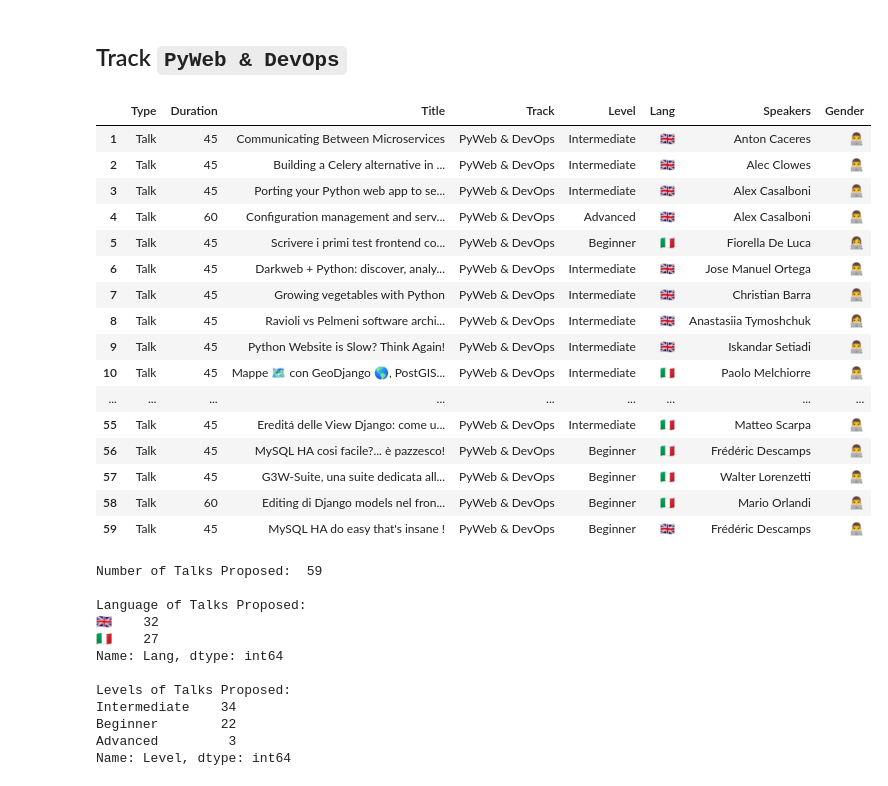
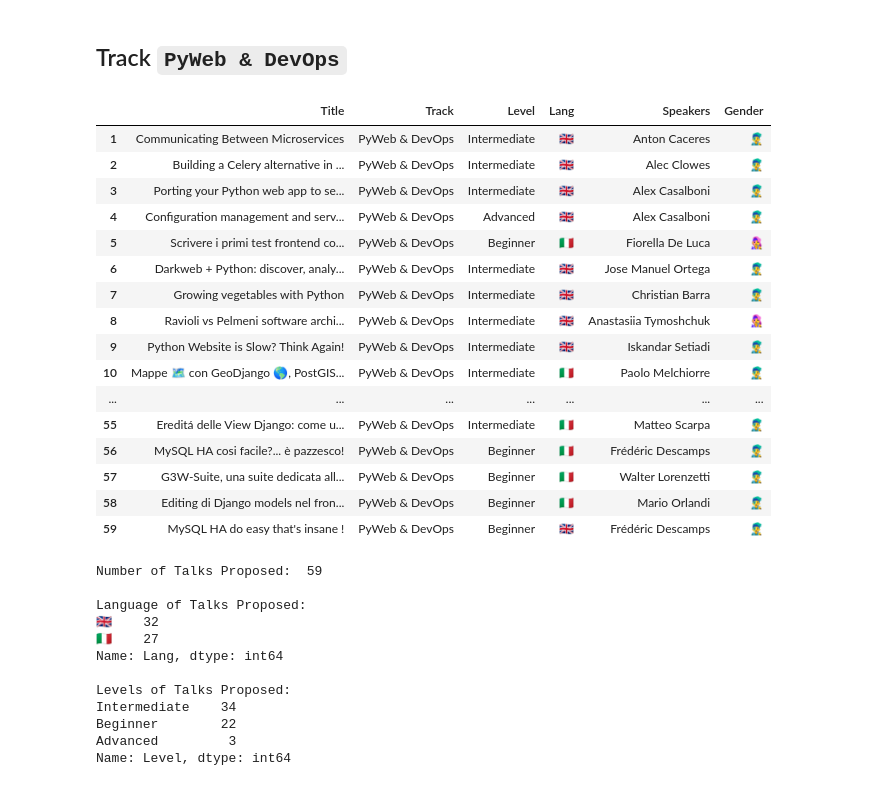
Before and after one commit to leriomaggio/pyconit-community-voting, a Jupyter notebook: Conference Talks Rankings.ipynb, the cells around one changed output. Saved outputs shown, nothing was run; the diff lists cells and outputs as text; code cells hidden in the pictures.

```diff
--- a/Conference Talks Rankings.ipynb
+++ b/Conference Talks Rankings.ipynb
@@ -13,14 +14,20 @@ import numpy as np
 # %%
 rankings = pd.read_csv('./ranking_pyconx.txt', sep='~', skiprows=1, header=0)
 rankings.drop('TID', axis=1, inplace=True)
+rankings.drop('Duration', axis=1, inplace=True)
 
 union_jack = '\U0001F1EC\U0001F1E7'
 tricolore = '\U0001F1EE\U0001F1F9'
+female = '\U0001f469\u200d\U0001f3a4'
+male = '\U0001f468\u200d\U0001f3a4'
 
-rankings.Gender = rankings.Gender.apply(lambda g: '+'.join('\U0001f469\u200d\U0001f4bb' if l=='female' else '\U0001f468\u200d\U0001f4bb'
+rankings.Gender = rankings.Gender.apply(lambda g: '+'.join(female if l=='female' else male
                                          for l in g.split('+')))
 rankings.Lang = rankings.Lang.apply(lambda l: union_jack if l=='en' else tricolore)
 pd.set_option('display.max_rows', rankings.index.size)
-pd.set_option('display.max_colwidth', 200)
-rankings
+pd.set_option('display.max_colwidth', 300)
+
+rankings.index = np.arange(1, rankings.index.size+1)
+
+HTML(rankings.to_html())
 # %% [output]
@@ -44,6 +51,10 @@ rankings
 # %%
 trainings = rankings[rankings['Type'].values == 'Training']
 talks = rankings[rankings['Type'].values == 'Talk']
+
+# Drop cols
+trainings = trainings.drop('Type', axis=1)
+talks = talks.drop('Type', axis=1)
 # %% [markdown]
 <a name="stats"></a>
 # Stats
@@ -219,25 +231,25 @@ Name: Level, dtype: int64
 # %%
 pyweb = talks[talks['Track'].values == 'PyWeb & DevOps']
 pyweb.index = np.arange(1, pyweb.index.size+1)
-pyweb
+HTML(pyweb.to_html())
 # %% [output]
-|  | Type | Duration | Title | Track | Level | Lang | Speakers | Gender |
-| 1 | Talk | 45 | Communicating Between Microservices | PyWeb & DevOps | Intermediate | 🇬🇧 | Anton Caceres | 👨‍💻 |
-| 2 | Talk | 45 | Building a Celery alternative in ... | PyWeb & DevOps | Intermediate | 🇬🇧 | Alec Clowes | 👨‍💻 |
-| 3 | Talk | 45 | Porting your Python web app to se... | PyWeb & DevOps | Intermediate | 🇬🇧 | Alex Casalboni | 👨‍💻 |
-| 4 | Talk | 60 | Configuration management and serv... | PyWeb & DevOps | Advanced | 🇬🇧 | Alex Casalboni | 👨‍💻 |
-| 5 | Talk | 45 | Scrivere i primi test frontend co... | PyWeb & DevOps | Beginner | 🇮🇹 | Fiorella De Luca | 👩‍💻 |
-| 6 | Talk | 45 | Darkweb + Python: discover, analy... | PyWeb & DevOps | Intermediate | 🇬🇧 | Jose Manuel Ortega | 👨‍💻 |
-| 7 | Talk | 45 | Growing vegetables with Python | PyWeb & DevOps | Intermediate | 🇬🇧 | Christian Barra | 👨‍💻 |
-| 8 | Talk | 45 | Ravioli vs Pelmeni software archi... | PyWeb & DevOps | Intermediate | 🇬🇧 | Anastasiia Tymoshchuk | 👩‍💻 |
-| 9 | Talk | 45 | Python Website is Slow? Think Again! | PyWeb & DevOps | Intermediate | 🇬🇧 | Iskandar Setiadi | 👨‍💻 |
-| 10 | Talk | 45 | Mappe 🗺️ con GeoDjango 🌎, PostGIS... | PyWeb & DevOps | Intermediate | 🇮🇹 | Paolo Melchiorre | 👨‍💻 |
-| ... | ... | ... | ... | ... | ... | ... | ... | ... |
-| 55 | Talk | 45 | Ereditá delle View Django: come u... | PyWeb & DevOps | Intermediate | 🇮🇹 | Matteo Scarpa | 👨‍💻 |
-| 56 | Talk | 45 | MySQL HA cosi facile?... è pazzesco! | PyWeb & DevOps | Beginner | 🇮🇹 | Frédéric Descamps | 👨‍💻 |
-| 57 | Talk | 45 | G3W-Suite, una suite dedicata all... | PyWeb & DevOps | Beginner | 🇮🇹 | Walter Lorenzetti | 👨‍💻 |
-| 58 | Talk | 60 | Editing di Django models nel fron... | PyWeb & DevOps | Beginner | 🇮🇹 | Mario Orlandi | 👨‍💻 |
-| 59 | Talk | 45 | MySQL HA do easy that's insane ! | PyWeb & DevOps | Beginner | 🇬🇧 | Frédéric Descamps | 👨‍💻 |
+|  | Title | Track | Level | Lang | Speakers | Gender |
+| 1 | Communicating Between Microservices | PyWeb & DevOps | Intermediate | 🇬🇧 | Anton Caceres | 👨‍🎤 |
+| 2 | Building a Celery alternative in ... | PyWeb & DevOps | Intermediate | 🇬🇧 | Alec Clowes | 👨‍🎤 |
+| 3 | Porting your Python web app to se... | PyWeb & DevOps | Intermediate | 🇬🇧 | Alex Casalboni | 👨‍🎤 |
+| 4 | Configuration management and serv... | PyWeb & DevOps | Advanced | 🇬🇧 | Alex Casalboni | 👨‍🎤 |
+| 5 | Scrivere i primi test frontend co... | PyWeb & DevOps | Beginner | 🇮🇹 | Fiorella De Luca | 👩‍🎤 |
+| 6 | Darkweb + Python: discover, analy... | PyWeb & DevOps | Intermediate | 🇬🇧 | Jose Manuel Ortega | 👨‍🎤 |
+| 7 | Growing vegetables with Python | PyWeb & DevOps | Intermediate | 🇬🇧 | Christian Barra | 👨‍🎤 |
+| 8 | Ravioli vs Pelmeni software archi... | PyWeb & DevOps | Intermediate | 🇬🇧 | Anastasiia Tymoshchuk | 👩‍🎤 |
+| 9 | Python Website is Slow? Think Again! | PyWeb & DevOps | Intermediate | 🇬🇧 | Iskandar Setiadi | 👨‍🎤 |
+| 10 | Mappe 🗺️ con GeoDjango 🌎, PostGIS... | PyWeb & DevOps | Intermediate | 🇮🇹 | Paolo Melchiorre | 👨‍🎤 |
+| ... | ... | ... | ... | ... | ... | ... |
+| 55 | Ereditá delle View Django: come u... | PyWeb & DevOps | Intermediate | 🇮🇹 | Matteo Scarpa | 👨‍🎤 |
+| 56 | MySQL HA cosi facile?... è pazzesco! | PyWeb & DevOps | Beginner | 🇮🇹 | Frédéric Descamps | 👨‍🎤 |
+| 57 | G3W-Suite, una suite dedicata all... | PyWeb & DevOps | Beginner | 🇮🇹 | Walter Lorenzetti | 👨‍🎤 |
+| 58 | Editing di Django models nel fron... | PyWeb & DevOps | Beginner | 🇮🇹 | Mario Orlandi | 👨‍🎤 |
+| 59 | MySQL HA do easy that's insane ! | PyWeb & DevOps | Beginner | 🇬🇧 | Frédéric Descamps | 👨‍🎤 |
 # %%
 print('Number of Talks Proposed: ', pyweb.index.size, end='\n\n')
 
```
Also changed, not shown: parts of 10 cells of this notebook, 1 other file.
